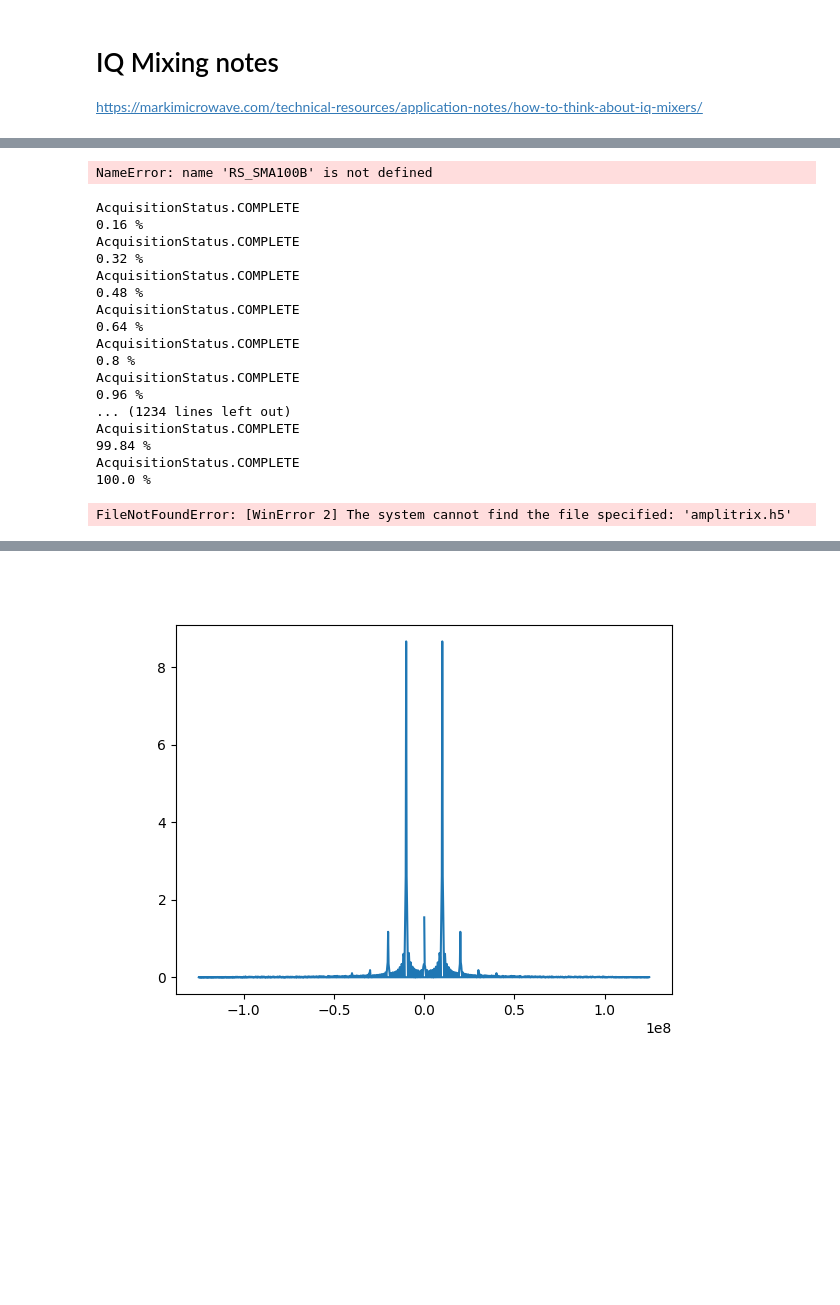
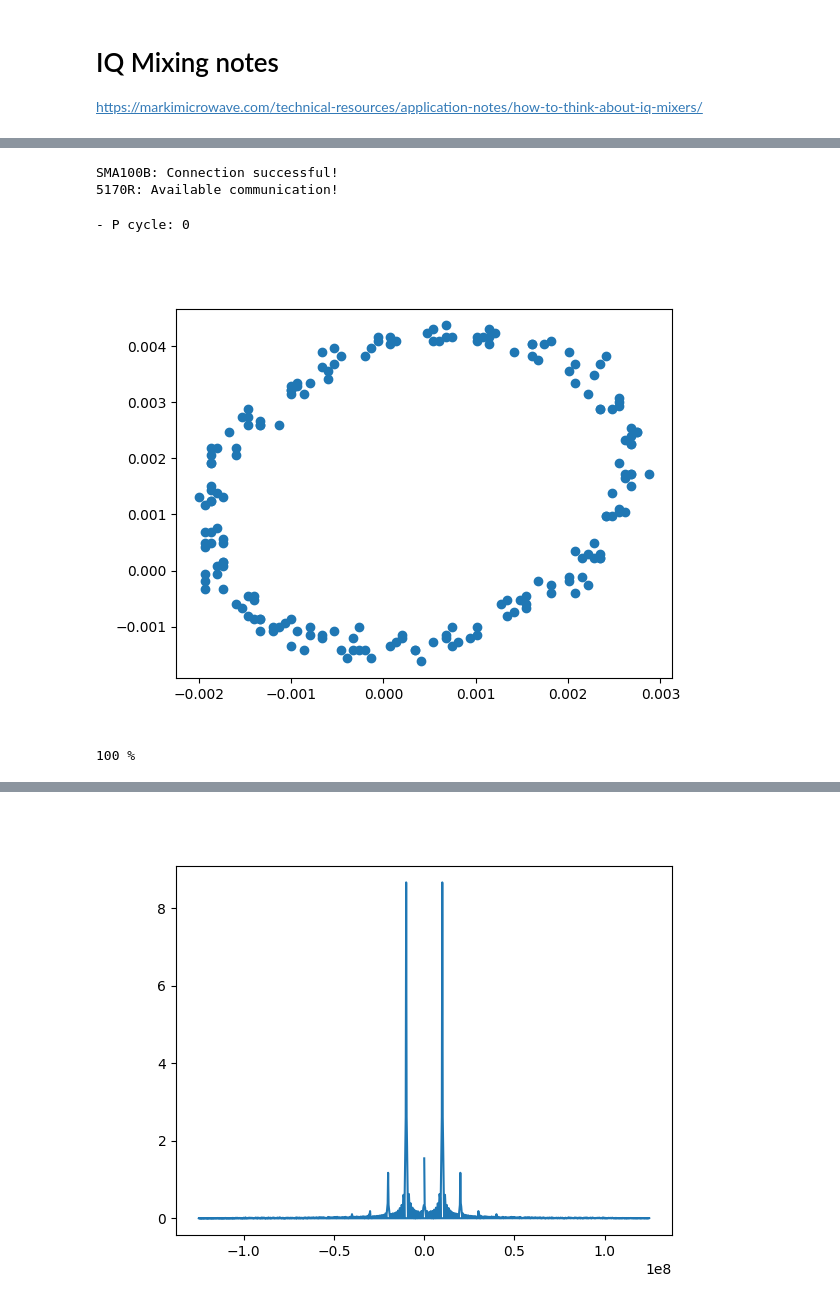
Before and after one commit to biqute/QTLab2324, a Jupyter notebook: PAandQubit/Actual_Work/IQMixer.ipynb, the cells around one changed output, grey strips where cells are left out. Saved outputs shown, nothing was run; the diff lists cells and outputs as text; code cells hidden in the pictures; blank space fills up the shorter version.

```diff
--- a/PAandQubit/Actual_Work/IQMixer.ipynb
+++ b/PAandQubit/Actual_Work/IQMixer.ipynb
@@ -32,17 +32,22 @@ ModuleNotFoundError: No module named 'serial'
 # %%
-ip              = '192.168.40.15'            # Set IP address of the device
+ip              = '192.168.40.15'                                   # Set IP address of the device
 Card_Name       = 'PXI1Slot3'
 sGen            = RS_SMA100B.SMA100B(ip)
 pxie            = PXIe5170R(Card_Name)
 
-k = 3           # coefficiente per prendere k*1000 punti con la scheda, dunque devo aumentare la pulse width e period
+k = 1                                                               # coefficiente per prendere k*1000 punti
+                                                                    # con la scheda, dunque devo aumentare la pulse width e period
 
-pulse_freq      = 0.010e9
-amplitude       = -24                                               # Set the amplitude of the signal in dBm
+pulse_freq      = 1.010e9
+amplitude       = -18                                               # Set the amplitude of the signal in dBm
 sample_rate     = 250e6                                             # Maximum Value: 250.0e6
-pulse_width     = k * 3e-6                                          # min 5ns
+
+pulse_period     = k * 1e-6                                          # 4e-6 con 250e6 dà 1000 punti
+num_pts         = int(sample_rate * pulse_period)                                         # min 5ns
 pulse_delay     = 0
-pulse_period    = k * 5e-6                                          # min 20ns
+
+percent         = 5
+pulse_width     = pulse_period * (1 - percent/100)                                          # min 20ns
 
 
 sGen.reset()
@@ -57,75 +62,69 @@ sGen.RF_lvl_ampl(amplitude)
 # parameters for the Acquisition Card
 pxie.voltage_range      = 0.5
 pxie.coupling           = 'AC' # or DC????
-pxie.num_pts            = 1000
+# pxie.num_pts            = 1000
+pxie.num_pts            = num_pts
 pxie.num_records        = 1
 pxie.ref_position       = 0
 pxie.sample_rate        = sample_rate                               # Maximum Value: 250.0e6
 # %% [output]
-NameError: name 'RS_SMA100B' is not defined
+SMA100B: Connection successful!
+5170R: Available communication!
 # %%
-pxie.open(port = 1)
+# FSL-0010
+fsl.set_frequency(1) # GHz
+fsl.set_output('ON')
+pxie.open(trigger_channel = '0')
 
+pota        = np.arange(amplitude, amplitude + 1 , 1)
+pula        = np.arange(pulse_freq, pulse_freq + 0.001e9, 0.001e9)
 
-pota        = np.arange(amplitude, amplitude + 25 , 1)
-pula        = np.arange(pulse_freq, pulse_freq + 0.025e9, 0.001e9)
 amplidick   = {}
 counter     = 1
 
+
+digits_p = "{:0"+str(len(str(len(pota))))+"d}"
+digits_f = "{:0"+str(len(str(len(pula))))+"d}"
 for p, pot in enumerate(pota):
-
-    amplidick[f'p{zero+p}'] = {'power_(dBm)': pot, 'freqs': {}}
+    print('- P cycle:', p)
+    amplidick[f'p{digits_p.format(p)}'] = {'power_(dBm)': pot, 'freqs': {}}
     sGen.RF_lvl_ampl(pot)
 
     for i, pul in enumerate(pula):
 
         sGen.RF_freq(pul) # guarda come è definito, abbiamo messo la potenza e6
         sGen.pul_state(1)
         sGen.RF_state(1)
         # time.sleep(0.1)
         waveforms = pxie.acquisition(sGen.pul_exe_sing_trig)
         I = np.array(waveforms[3].samples.tolist())
         Q = np.array(waveforms[2].samples.tolist())
-        # if p == 1 and i == 1:
-        #   plt.clf()
-        #   #plt.plot(np.sqrt(I**2 + Q**2))
-        #   plt.plot(np.arctan(Q/I))
-        #   plt.show()
+        if p == 0 and i == 0:
+
+          cln_pts = 30                # clean points for I-Q plane
+          plt.clf()
+          plt.scatter(Q[cln_pts:-cln_pts],I[cln_pts:-cln_pts])
+          plt.show()
 
 
         sGen.pul_state(0)
         sGen.RF_state(0)
 
         print(int(counter*100/(len(pota)*len(pula))),'%')
         counter += 1
         amplidick[f'p{digits_p.format(p)}']['freqs'][f'f{digits_f.format(i)}'] = {'freq_(Hz)': pul, 'I': I, 'Q': Q}
 fsl.set_output('OFF')
 
 
 # SAVE DATA ON HDF5 FILE
-filename = 'amplitrix.h5'
-if os.path.exists("demofile.txt"):
-	os.remove("demofile.txt")
+filename = 'amplitrix2_IQMixer.hdf5'
+if os.path.exists(filename):
+  os.remove(filename)
 hdf5_write(amplidick, filename)
 # %% [output]
-AcquisitionStatus.COMPLETE
-0.16 %
-AcquisitionStatus.COMPLETE
-0.32 %
-AcquisitionStatus.COMPLETE
-0.48 %
-AcquisitionStatus.COMPLETE
-0.64 %
-AcquisitionStatus.COMPLETE
-0.8 %
-AcquisitionStatus.COMPLETE
-0.96 %
-... (1234 lines left out)
-AcquisitionStatus.COMPLETE
-99.84 %
-AcquisitionStatus.COMPLETE
-100.0 %
+- P cycle: 0
+[figure, added]
-FileNotFoundError: [WinError 2] The system cannot find the file specified: 'amplitrix.h5'
+100 %
 # %%
 # Turn ON the modulation of the Signal Generator
 # sGen.pul_state(1)
```
Also changed, not shown: parts of 5 cells of this notebook, 3 other files.
